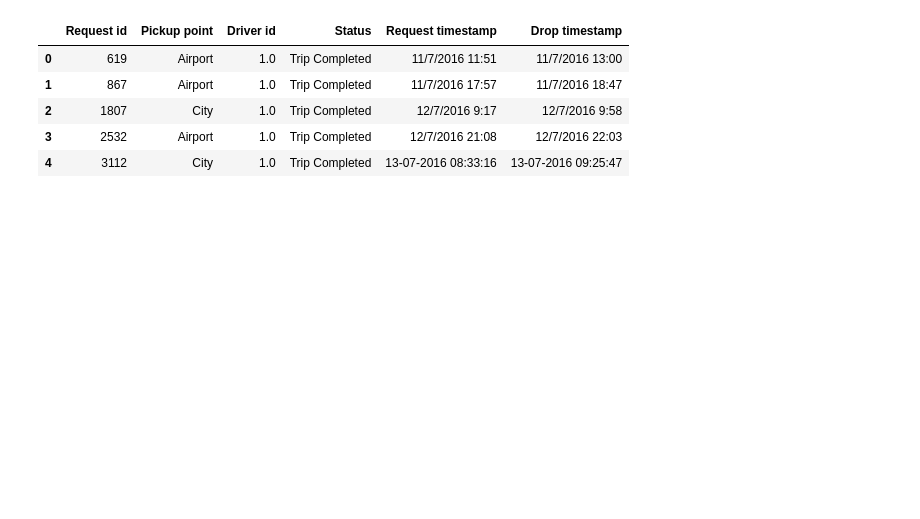
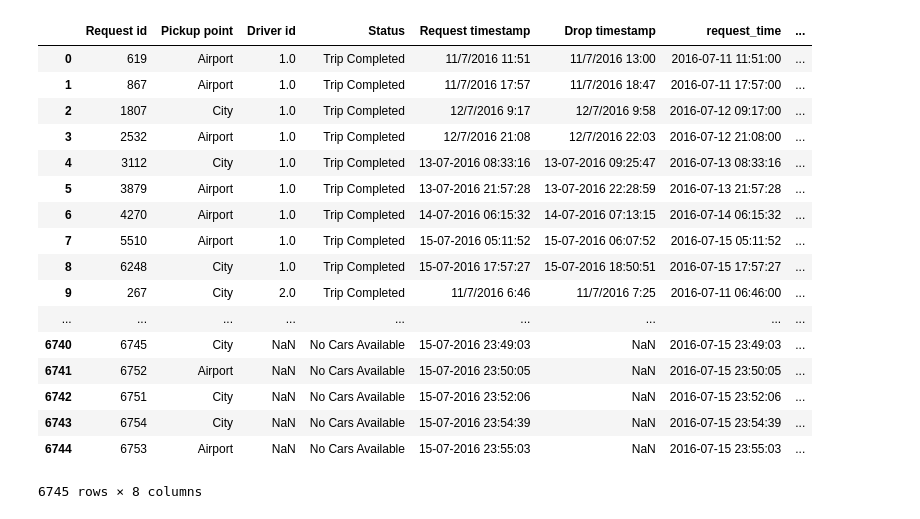
Before and after one commit to gsaidov/uber_requests, a Jupyter notebook: explore.ipynb, the cells around one changed output. Cells and saved outputs as stored; diff of their text form; code cells hidden in the pictures; blank space fills up the shorter version.

```diff
--- a/explore.ipynb
+++ b/explore.ipynb
@@ -7,9 +39,31 @@ df = pd.read_csv('data/Uber Request Data.csv')
+# %%
+# We need to convert timestamp columns to pandas timestamp
+df['request_time'] = pd.to_datetime(df['Request timestamp'], dayfirst=True)
+# %%
+df['drop_time'] = pd.to_datetime(df['Drop timestamp'], dayfirst=True)
+# %%
+df.loc[:,'day'] = pd.DatetimeIndex(df['request_time']).day
+df.loc[:,'dayofweek'] = pd.DatetimeIndex(df['request_time']).dayofweek
+# %%
+df.drop(['day', 'dayofweek'], axis = 1, inplace=True)
 # %%
-df.head()
+df
 # %% [output]
-|  | Request id | Pickup point | Driver id | Status | Request timestamp | Drop timestamp |
-| 0 | 619 | Airport | 1.0 | Trip Completed | 11/7/2016 11:51 | 11/7/2016 13:00 |
-| 1 | 867 | Airport | 1.0 | Trip Completed | 11/7/2016 17:57 | 11/7/2016 18:47 |
-| 2 | 1807 | City | 1.0 | Trip Completed | 12/7/2016 9:17 | 12/7/2016 9:58 |
-| 3 | 2532 | Airport | 1.0 | Trip Completed | 12/7/2016 21:08 | 12/7/2016 22:03 |
-| 4 | 3112 | City | 1.0 | Trip Completed | 13-07-2016 08:33:16 | 13-07-2016 09:25:47 |
+|  | Request id | Pickup point | Driver id | Status | Request timestamp | Drop timestamp | request_time | ... |
+| 0 | 619 | Airport | 1.0 | Trip Completed | 11/7/2016 11:51 | 11/7/2016 13:00 | 2016-07-11 11:51:00 | ... |
+| 1 | 867 | Airport | 1.0 | Trip Completed | 11/7/2016 17:57 | 11/7/2016 18:47 | 2016-07-11 17:57:00 | ... |
+| 2 | 1807 | City | 1.0 | Trip Completed | 12/7/2016 9:17 | 12/7/2016 9:58 | 2016-07-12 09:17:00 | ... |
+| 3 | 2532 | Airport | 1.0 | Trip Completed | 12/7/2016 21:08 | 12/7/2016 22:03 | 2016-07-12 21:08:00 | ... |
+| 4 | 3112 | City | 1.0 | Trip Completed | 13-07-2016 08:33:16 | 13-07-2016 09:25:47 | 2016-07-13 08:33:16 | ... |
+| 5 | 3879 | Airport | 1.0 | Trip Completed | 13-07-2016 21:57:28 | 13-07-2016 22:28:59 | 2016-07-13 21:57:28 | ... |
+| 6 | 4270 | Airport | 1.0 | Trip Completed | 14-07-2016 06:15:32 | 14-07-2016 07:13:15 | 2016-07-14 06:15:32 | ... |
+| 7 | 5510 | Airport | 1.0 | Trip Completed | 15-07-2016 05:11:52 | 15-07-2016 06:07:52 | 2016-07-15 05:11:52 | ... |
+| 8 | 6248 | City | 1.0 | Trip Completed | 15-07-2016 17:57:27 | 15-07-2016 18:50:51 | 2016-07-15 17:57:27 | ... |
+| 9 | 267 | City | 2.0 | Trip Completed | 11/7/2016 6:46 | 11/7/2016 7:25 | 2016-07-11 06:46:00 | ... |
+| ... | ... | ... | ... | ... | ... | ... | ... | ... |
+| 6740 | 6745 | City | NaN | No Cars Available | 15-07-2016 23:49:03 | NaN | 2016-07-15 23:49:03 | ... |
+| 6741 | 6752 | Airport | NaN | No Cars Available | 15-07-2016 23:50:05 | NaN | 2016-07-15 23:50:05 | ... |
+| 6742 | 6751 | City | NaN | No Cars Available | 15-07-2016 23:52:06 | NaN | 2016-07-15 23:52:06 | ... |
+| 6743 | 6754 | City | NaN | No Cars Available | 15-07-2016 23:54:39 | NaN | 2016-07-15 23:54:39 | ... |
+| 6744 | 6753 | Airport | NaN | No Cars Available | 15-07-2016 23:55:03 | NaN | 2016-07-15 23:55:03 | ... |
+6745 rows × 8 columns
```
Also changed, not shown: parts of 5 cells of this notebook.
